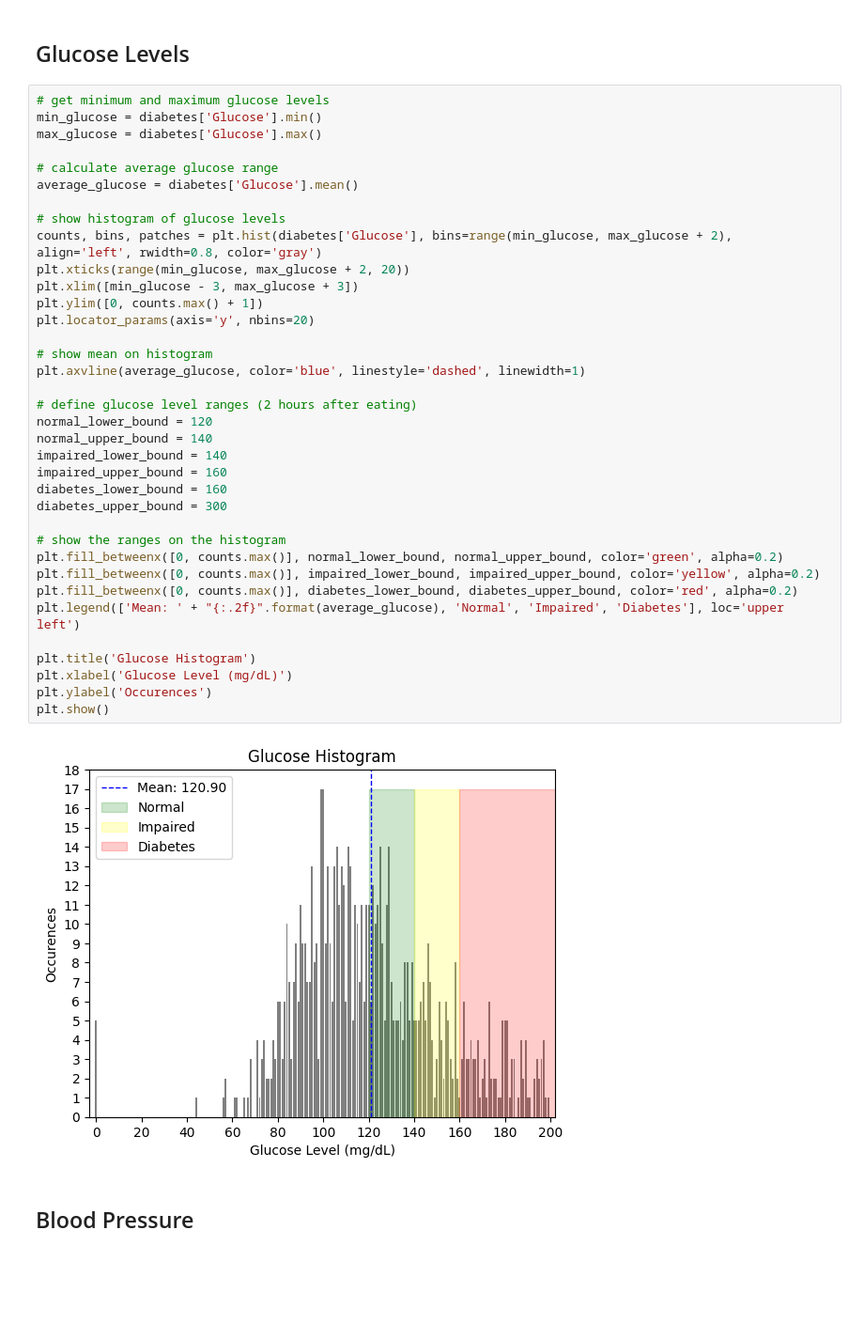
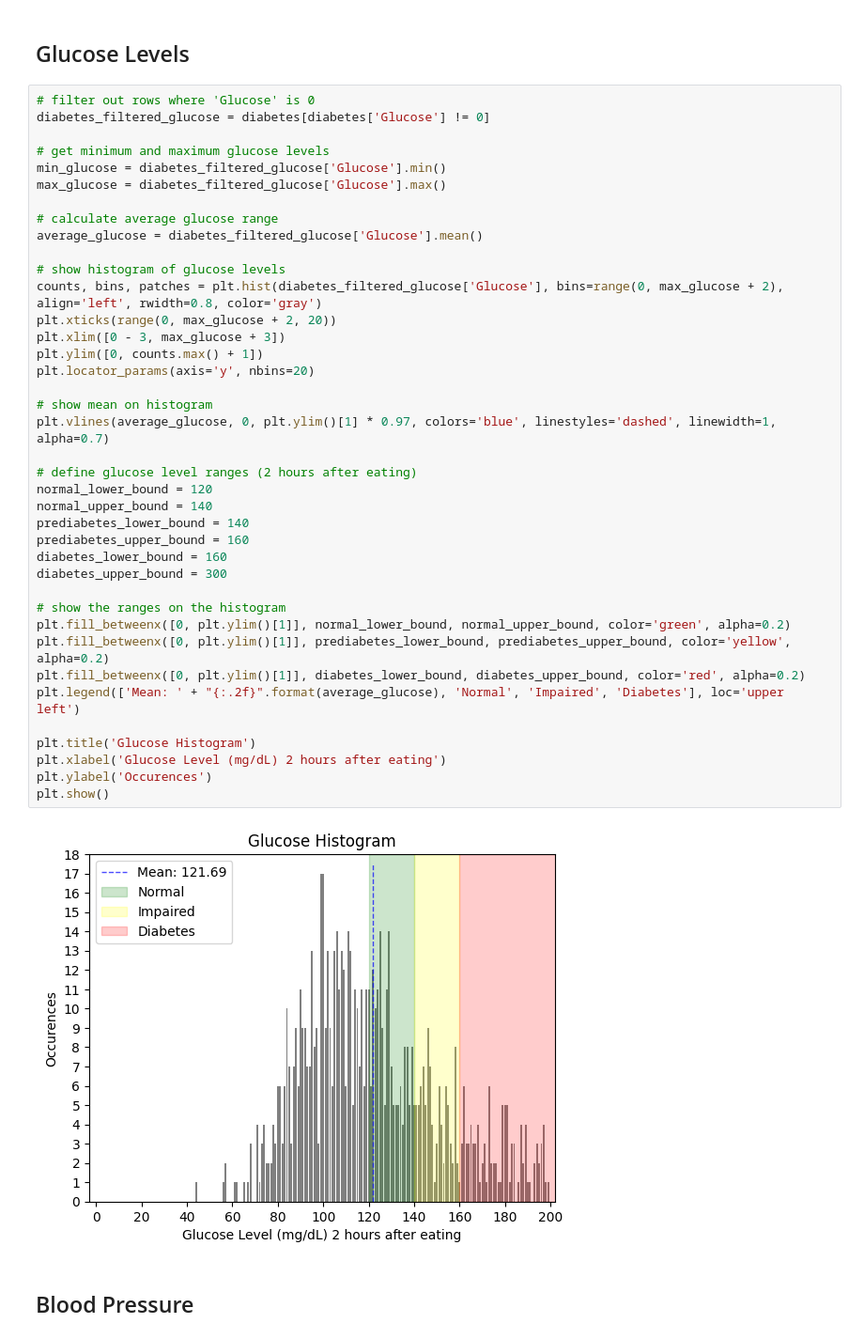
Before and after one commit to Bluxen/DA-Project1, a Jupyter notebook: 13_diabetes_prediction.ipynb, the cells around one changed output. Shown: that part at 94% size. Saved outputs shown, nothing was run; the diff lists cells and outputs as text; blank space fills up the shorter version.

```diff
--- a/13_diabetes_prediction.ipynb
+++ b/13_diabetes_prediction.ipynb
@@ -70,43 +70,46 @@ Max pregnancies:  17
 # %% [markdown]
 ## Glucose Levels
 # %%
+# filter out rows where 'Glucose' is 0
+diabetes_filtered_glucose = diabetes[diabetes['Glucose'] != 0]
+
 # get minimum and maximum glucose levels
-min_glucose = diabetes['Glucose'].min()
-max_glucose = diabetes['Glucose'].max()
+min_glucose = diabetes_filtered_glucose['Glucose'].min()
+max_glucose = diabetes_filtered_glucose['Glucose'].max()
 
 # calculate average glucose range
-average_glucose = diabetes['Glucose'].mean()
+average_glucose = diabetes_filtered_glucose['Glucose'].mean()
 
 # show histogram of glucose levels
-counts, bins, patches = plt.hist(diabetes['Glucose'], bins=range(min_glucose, max_glucose + 2), align='left', rwidth=0.8, color='gray')
-plt.xticks(range(min_glucose, max_glucose + 2, 20))
-plt.xlim([min_glucose - 3, max_glucose + 3])
+counts, bins, patches = plt.hist(diabetes_filtered_glucose['Glucose'], bins=range(0, max_glucose + 2), align='left', rwidth=0.8, color='gray')
+plt.xticks(range(0, max_glucose + 2, 20))
+plt.xlim([0 - 3, max_glucose + 3])
 plt.ylim([0, counts.max() + 1])
 plt.locator_params(axis='y', nbins=20)
 
 # show mean on histogram
-plt.axvline(average_glucose, color='blue', linestyle='dashed', linewidth=1)
+plt.vlines(average_glucose, 0, plt.ylim()[1] * 0.97, colors='blue', linestyles='dashed', linewidth=1, alpha=0.7)
 
 # define glucose level ranges (2 hours after eating)
 normal_lower_bound = 120
 normal_upper_bound = 140
-impaired_lower_bound = 140
-impaired_upper_bound = 160
+prediabetes_lower_bound = 140
+prediabetes_upper_bound = 160
 diabetes_lower_bound = 160
 diabetes_upper_bound = 300
 
 # show the ranges on the histogram
-plt.fill_betweenx([0, counts.max()], normal_lower_bound, normal_upper_bound, color='green', alpha=0.2)
-plt.fill_betweenx([0, counts.max()], impaired_lower_bound, impaired_upper_bound, color='yellow', alpha=0.2)
-plt.fill_betweenx([0, counts.max()], diabetes_lower_bound, diabetes_upper_bound, color='red', alpha=0.2)
+plt.fill_betweenx([0, plt.ylim()[1]], normal_lower_bound, normal_upper_bound, color='green', alpha=0.2)
+plt.fill_betweenx([0, plt.ylim()[1]], prediabetes_lower_bound, prediabetes_upper_bound, color='yellow', alpha=0.2)
+plt.fill_betweenx([0, plt.ylim()[1]], diabetes_lower_bound, diabetes_upper_bound, color='red', alpha=0.2)
 plt.legend(['Mean: ' + "{:.2f}".format(average_glucose), 'Normal', 'Impaired', 'Diabetes'], loc='upper left')
 
 plt.title('Glucose Histogram')
-plt.xlabel('Glucose Level (mg/dL)')
+plt.xlabel('Glucose Level (mg/dL) 2 hours after eating')
 plt.ylabel('Occurences')
 plt.show()
 # %% [output]
-[figure, old version]
+[figure, new version]
 # %% [markdown]
 ## Blood Pressure
 # %%
```
Also changed, not shown: parts of 4 cells of this notebook.
